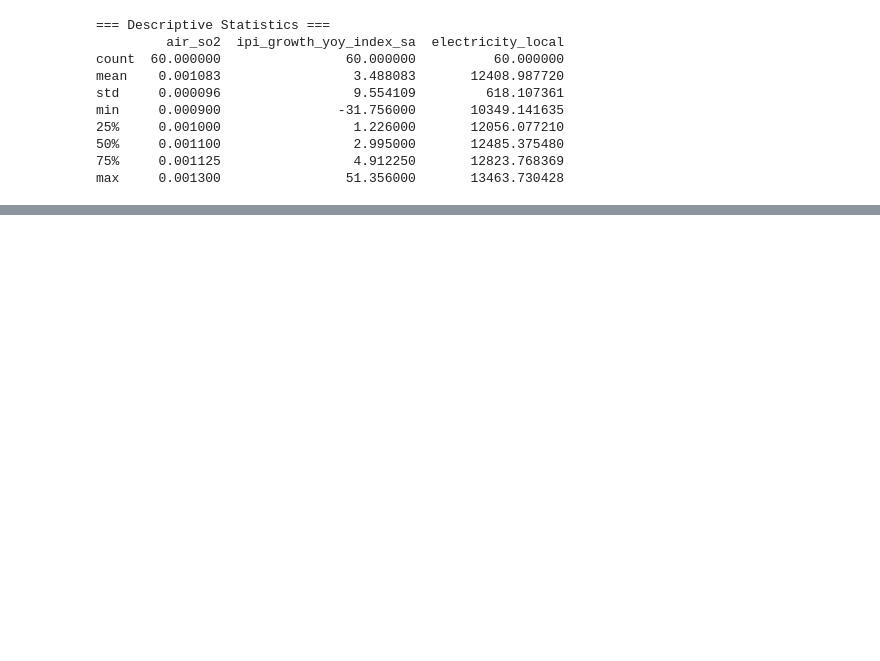
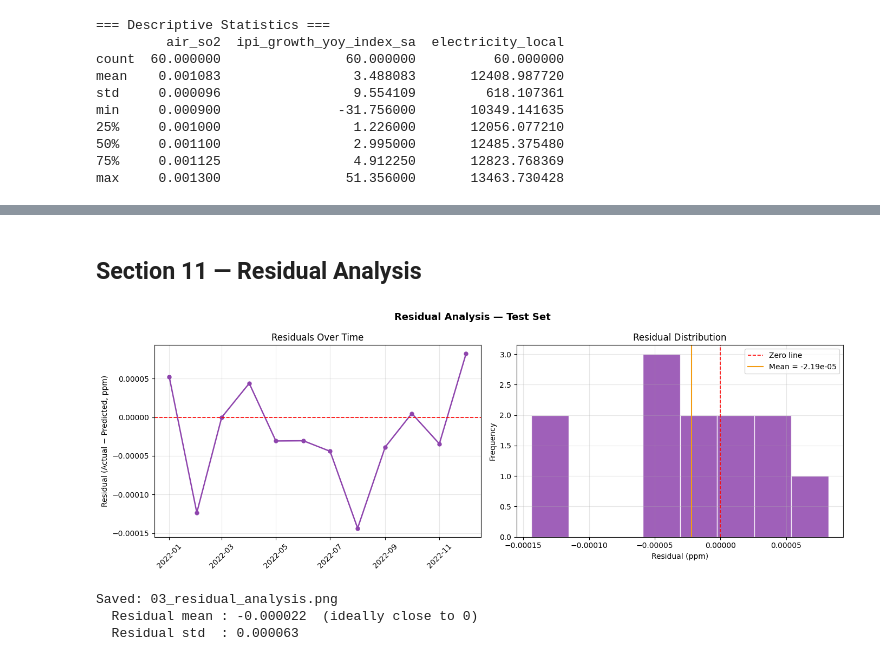
Before and after one commit to thelazycat-0728/COS40007-Design-Project, a Jupyter notebook: Prophet/Prophet.ipynb, the cells around one changed output, grey strips where cells are left out. Drawn from its saved outputs; the diff is of its cells as text; code cells hidden in the pictures; blank space fills up the shorter version.

```diff
--- a/Prophet/Prophet.ipynb
+++ b/Prophet/Prophet.ipynb
@@ -531,0 +455,35 @@ Prophet assumes linear regressor effects, which may not capture complex non-line
+# %% [markdown]
+## Section 11 — Residual Analysis
+# %%
+residuals = y_actual_test - y_pred_test
+
+fig, axes = plt.subplots(1, 2, figsize=(14, 5))
+fig.suptitle('Residual Analysis — Test Set', fontsize=13, fontweight='bold')
+
+axes[0].plot(test_dates, residuals, color='#8e44ad', lw=1.8, marker='o', ms=5)
+axes[0].axhline(0, color='red', ls='--', lw=1.2)
+axes[0].set_title('Residuals Over Time')
+axes[0].set_ylabel('Residual (Actual − Predicted, ppm)')
+axes[0].grid(True, alpha=0.3)
+axes[0].xaxis.set_major_formatter(mdates.DateFormatter('%Y-%m'))
+plt.setp(axes[0].get_xticklabels(), rotation=45)
+
+axes[1].hist(residuals, bins=8, color='#8e44ad', edgecolor='white', alpha=0.85)
+axes[1].axvline(0, color='red', ls='--', lw=1.2, label='Zero line')
+axes[1].axvline(residuals.mean(), color='#f39c12', ls='-', lw=1.5,
+                label=f'Mean = {residuals.mean():.2e}')
+axes[1].set_title('Residual Distribution')
+axes[1].set_xlabel('Residual (ppm)'); axes[1].set_ylabel('Frequency')
+axes[1].legend(); axes[1].grid(True, alpha=0.3)
+
+plt.tight_layout()
+plt.savefig('03_residual_analysis.png', dpi=150, bbox_inches='tight')
+plt.show()
+print('Saved: 03_residual_analysis.png')
+print(f'  Residual mean : {residuals.mean():.6f}  (ideally close to 0)')
+print(f'  Residual std  : {residuals.std():.6f}')
+# %% [output]
+[figure, added]
+Saved: 03_residual_analysis.png
+  Residual mean : -0.000022  (ideally close to 0)
+  Residual std  : 0.000063
```
Also changed, not shown: parts of 49 cells of this notebook, 15 other files.
